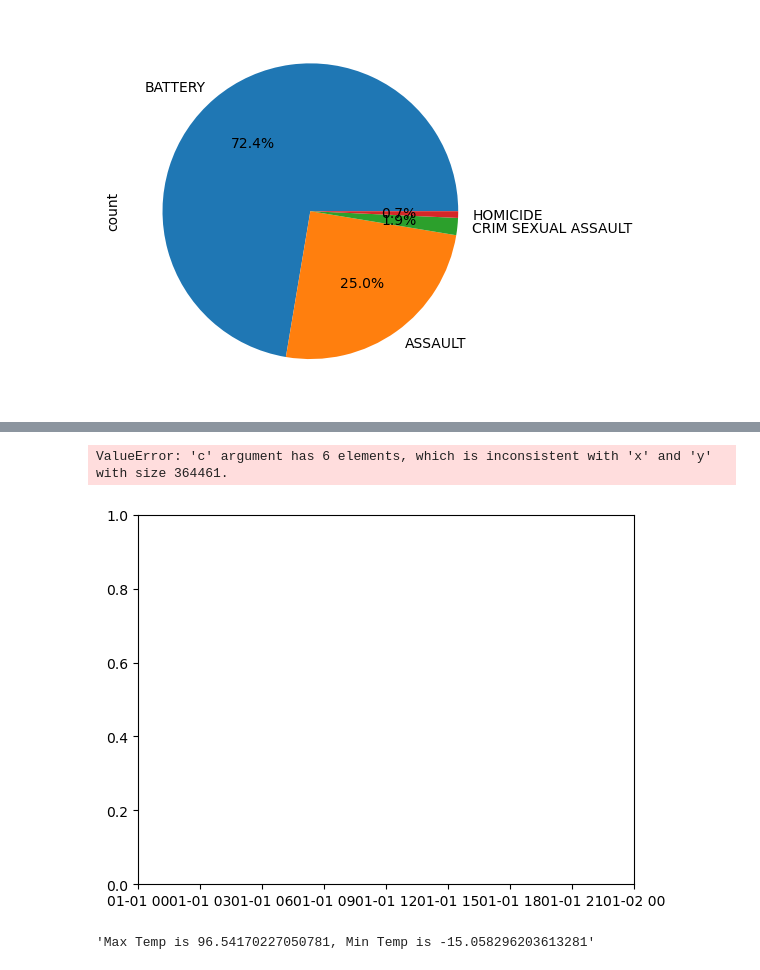
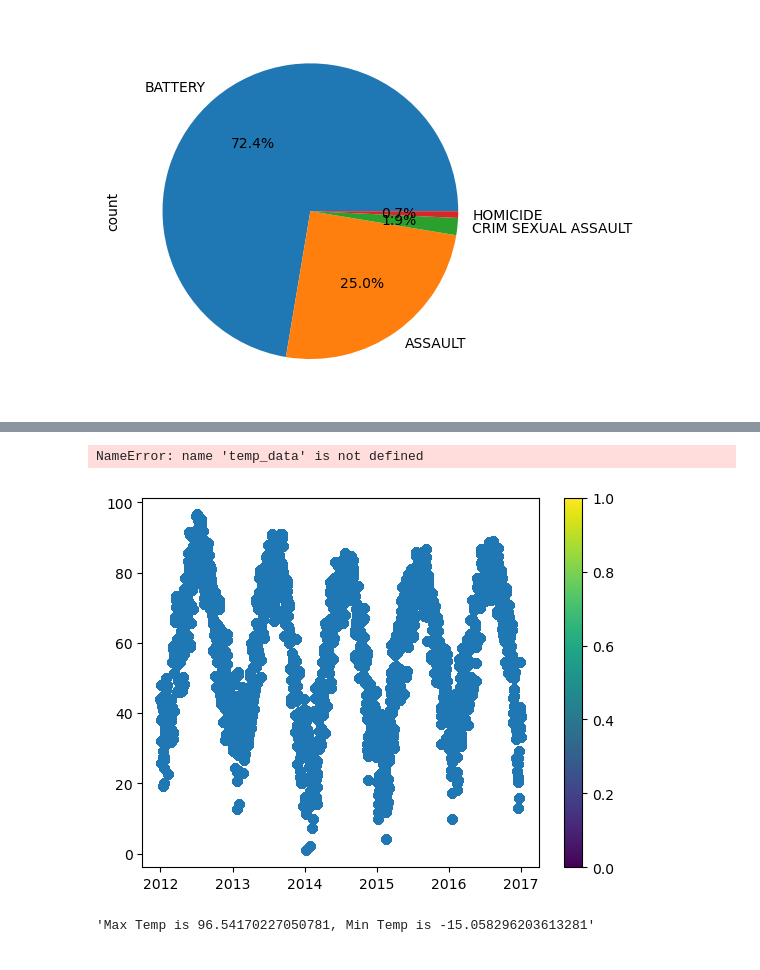
Before and after one commit to KevSantino28/project_1, a Jupyter notebook: data_clean_up.ipynb, the cells around one changed output, grey strips where cells are left out. Saved outputs shown, nothing was run; the diff lists cells and outputs as text; code cells hidden in the pictures.

```diff
--- a/data_clean_up.ipynb
+++ b/data_clean_up.ipynb
@@ -300,8 +300,3 @@ crime_type.plot(kind="pie",autopct="%1.1f%%")
 plt.show()
 # %% [output]
 [figure]
-# %%
-# Pie Charts by year
-year_of_interest = 2012
-data_for_year = merged_df[merged_df['Year'] == year_of_interest]
-data_for_year.head()
@@ -314,0 +381,6 @@ data_for_year.head()
+# %%
+#Temperature Table by date
+temperature_table = temp_data.groupby(['Date']).mean().reset_index()
+temperature_table
+# %% [output]
+NameError: name 'temp_data' is not defined
@@ -315,11 +392,10 @@ data_for_year.head()
 # %%
 crime_type_test = data_for_year["Primary Type"].value_counts()
-plt.scatter(merged_df['Date'],merged_df['temperature_2m_max'], c=merged_df["Year"].value_counts())
+plt.scatter(merged_df['Date'],merged_df['temperature_2m_max']) #c=merged_df["Year"].value_counts())
 clb = plt.colorbar()
 plt.show()
 # %% [output]
-ValueError: 'c' argument has 6 elements, which is inconsistent with 'x' and 'y' with size 364461.
-[figure, old version]
+[figure, new version]
 # %%
 #Finding Max & Min Temp across all the Data
 max_value = merged_df['temperature_2m_max'].max()
```
Also changed, not shown: parts of 16 cells of this notebook.
